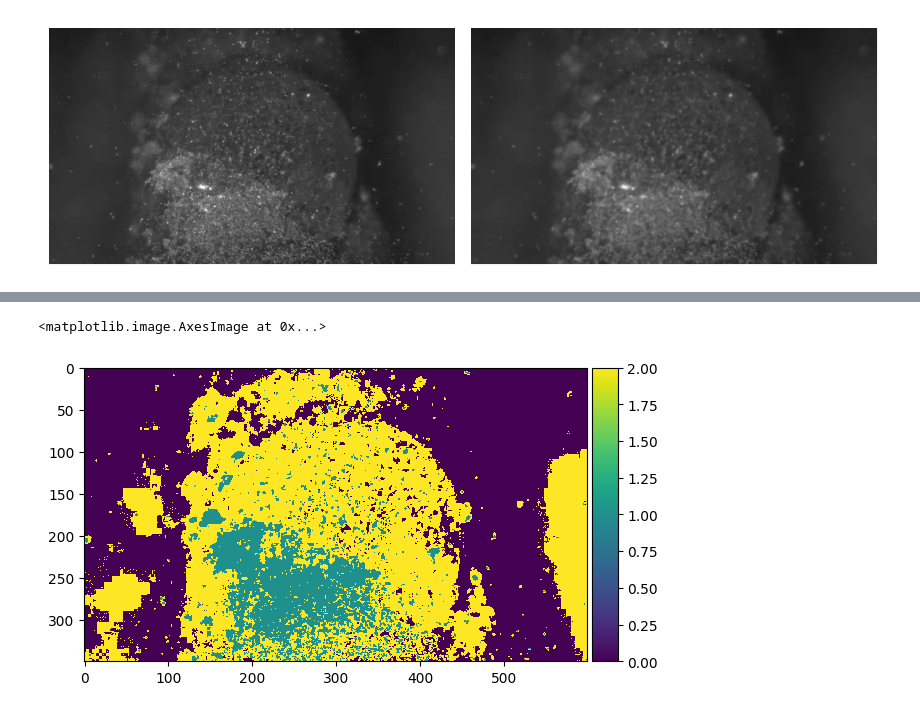
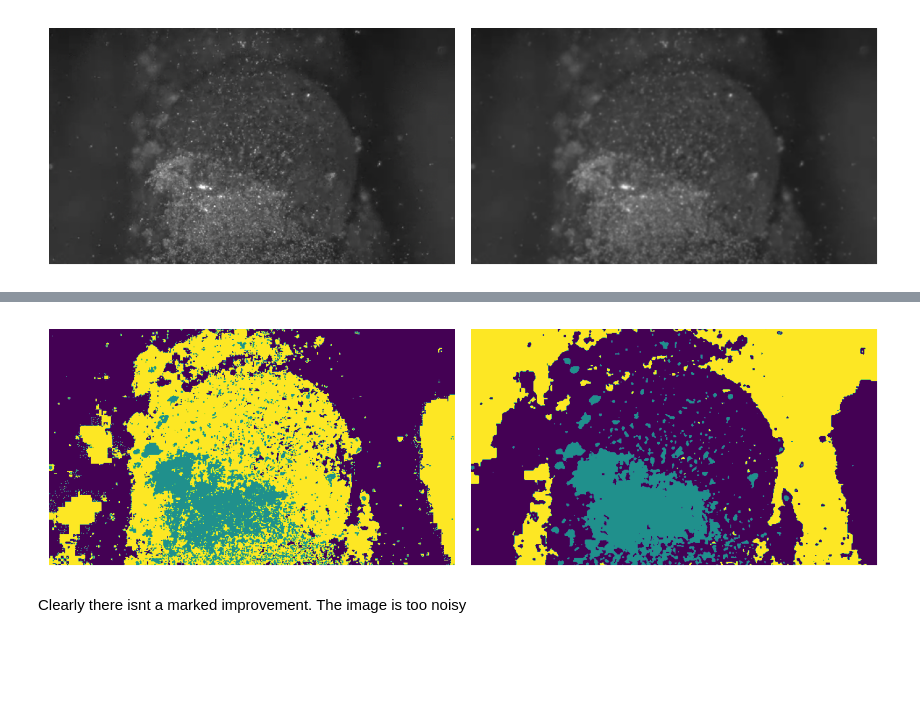
Before and after one commit to sidyea/FSCM_sid, a Jupyter notebook: Clustering.ipynb, the cells around one changed output, grey strips where cells are left out. Saved outputs shown, nothing was run; the diff lists cells and outputs as text; code cells hidden in the pictures; blank space fills up the shorter version.

Commit message:
Update Clustering.ipynb
Added gaussian blur

```diff
--- a/Clustering.ipynb
+++ b/Clustering.ipynb
@@ -67,5 +64,6 @@ funcs.comparer_duo(img_cropped, img_blur)
 # %%
-imshow(funcs.apply_kmeans(img_cropped, 3))
+funcs.comparer_duo(funcs.apply_kmeans(img_cropped, 3), funcs.apply_kmeans(img_blur, 3))
 # %% [output]
-<matplotlib.image.AxesImage at 0x...>
-[figure, old version]
+[figure, new version]
+# %% [markdown]
+Clearly there isnt a marked improvement. The image is too noisy
```
Also changed, not shown: parts of 1 cell of this notebook.
